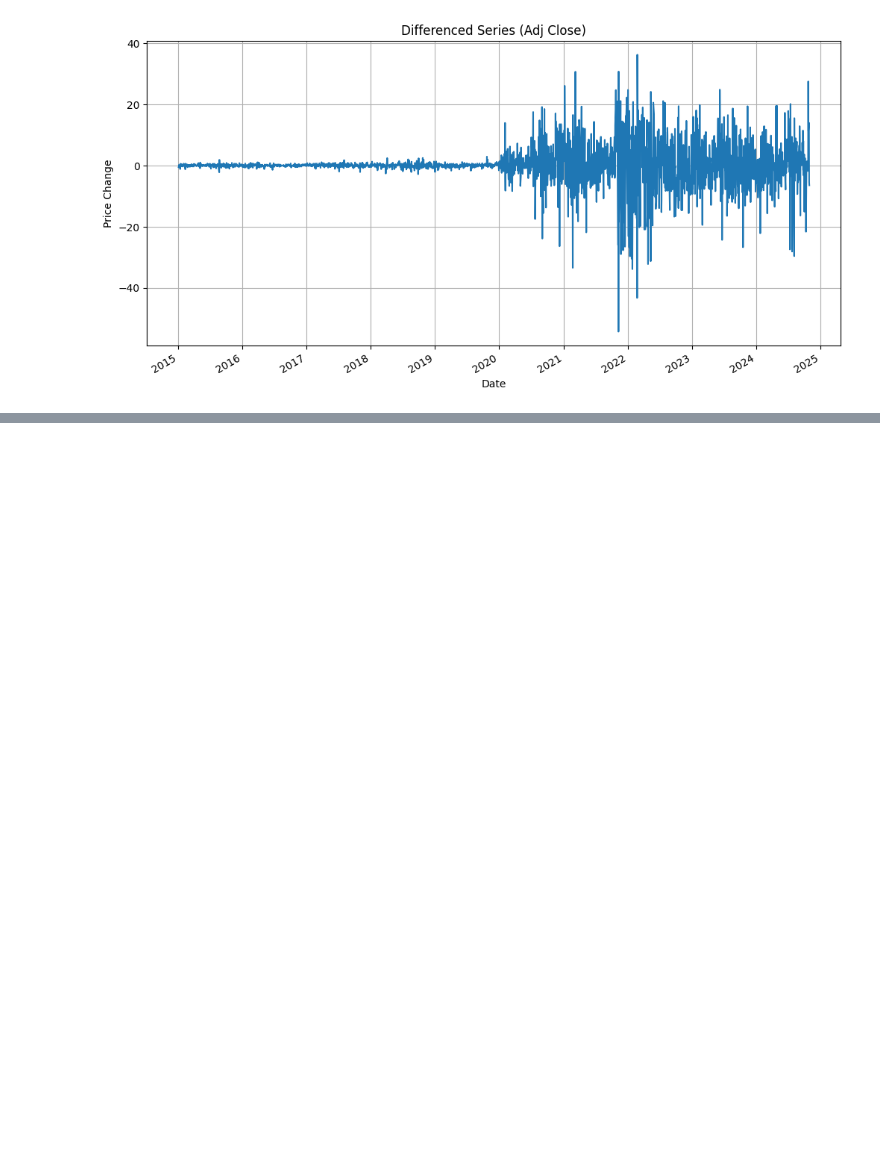
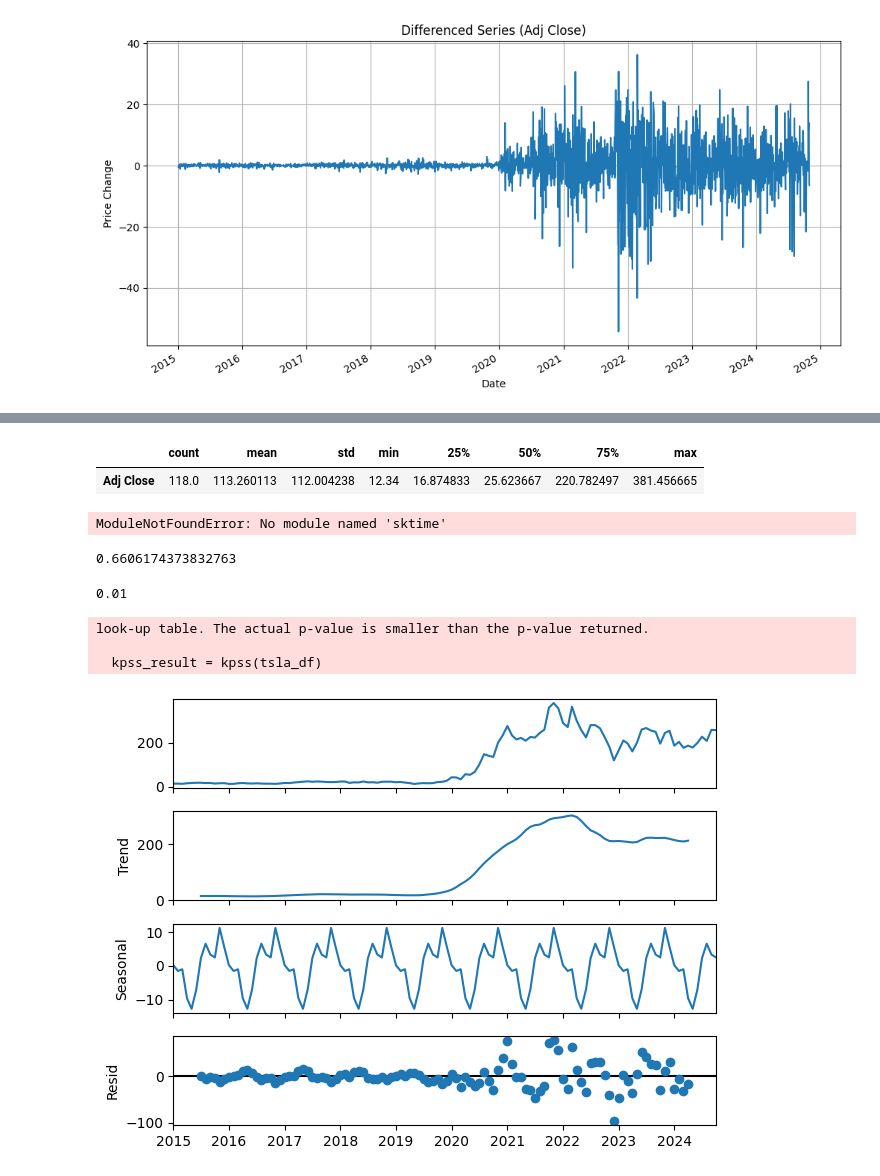
Before and after one commit to hermelawesene/GMF-portfolio-optimization--WEEK11, a Jupyter notebook: notebooks/ARIMA.ipynb, the cells around one changed output, grey strips where cells are left out. Saved outputs shown, nothing was run; the diff lists cells and outputs as text; code cells hidden in the pictures; blank space fills up the shorter version.

```diff
--- a/notebooks/ARIMA.ipynb
+++ b/notebooks/ARIMA.ipynb
@@ -88,0 +199,3 @@ plt.show()
+# %%
+tsla_df = pd.read_csv('../data/TSLA_data_cleaned.csv')
+tsla_df
@@ -88,0 +216,6 @@ plt.show()
+# %%
+tsla_df = tsla_df[['Date.1', 'Adj Close']]
+# Convert the 'Date' column to datetime
+tsla_df['Date.1'] = pd.to_datetime(tsla_df['Date.1'])
+tsla_df = tsla_df.set_index(tsla_df['Date.1']).drop('Date.1', axis=1)
+tsla_df.head()
@@ -88,0 +235,31 @@ plt.show()
+# %%
+tsla_df = tsla_df.resample("MS").last()
+# %%
+tsla_df.describe().T
+# %% [output]
+|  | count | mean | std | min | 25% | 50% | 75% | max |
+| Adj Close | 118.0 | 113.260113 | 112.004238 | 12.34 | 16.874833 | 25.623667 | 220.782497 | 381.456665 |
+# %%
+from sktime.utils.plotting import plot_series
+plot_series(tsla_df, markers=' ')
+# %% [output]
+ModuleNotFoundError: No module named 'sktime'
+# %%
+adf_result = adfuller(tsla_df)
+print(adf_result[1])
+# %% [output]
+0.6606174373832763
+# %%
+kpss_result = kpss(tsla_df)
+print(kpss_result[1])
+# %% [output]
+0.01
+look-up table. The actual p-value is smaller than the p-value returned.
+
+  kpss_result = kpss(tsla_df)
+# %%
+result = seasonal_decompose(tsla_df, model='additive')
+result.plot()
+plt.show()
+# %% [output]
+[figure, added]
```
Also changed, not shown: parts of 23 cells of this notebook, 4 other files.
